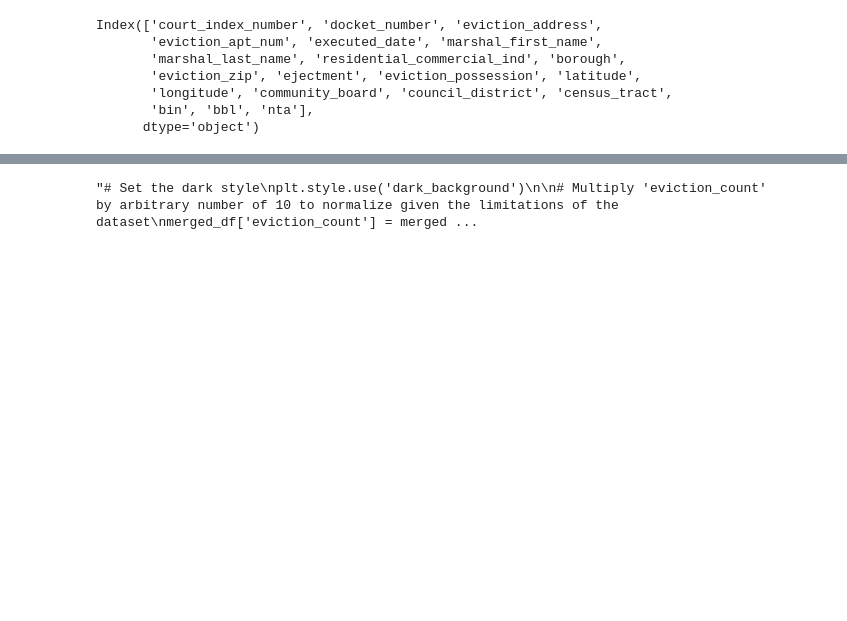
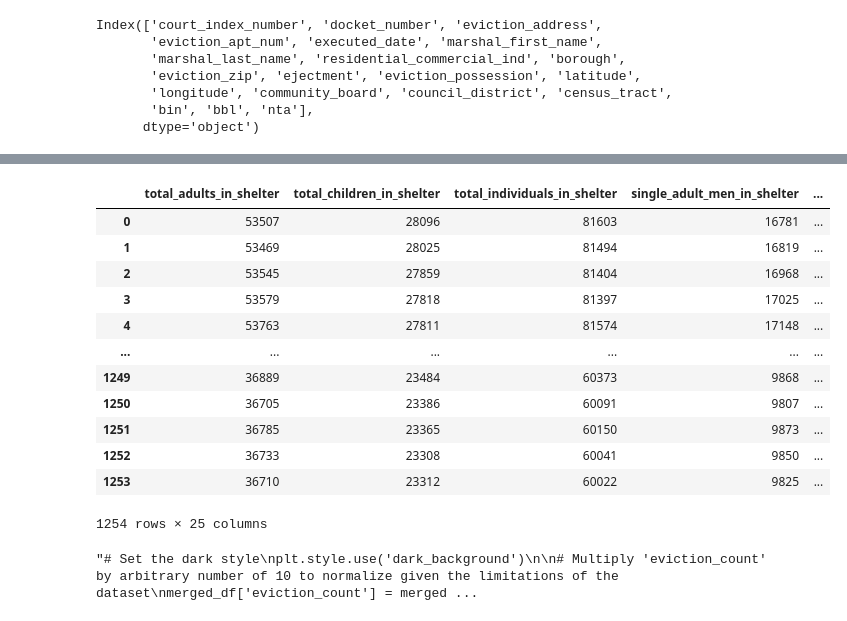
Before and after one commit to Mofeoluwa/ds4a-2023-team-7, a Jupyter notebook: housing/nyc_dhs_analysis.ipynb, the cells around one changed output, grey strips where cells are left out. Drawn from its saved outputs; the diff is of its cells as text; code cells hidden in the pictures; blank space fills up the shorter version.

```diff
--- a/housing/nyc_dhs_analysis.ipynb
+++ b/housing/nyc_dhs_analysis.ipynb
@@ -398,5 +405,5 @@ evictions_counts_df = evictions_counts_df.rename(columns={'docket_number': 'evic
 # Merge the two DataFrames based on the 'executed_date' column
 merged_df = pd.merge(dhs_daily_df, evictions_counts_df, left_on='date_of_census', right_on='executed_date')
 
-# Alternatively, if both DataFrames have the same column name, you can simply use:
-# merged_df = pd.merge(dhs_daily_df, evictions_counts_df, on='executed_date')
+# Multiply 'eviction_count' by arbitrary number of 10 to normalize given the limitations of the dataset
+merged_df['eviction_count'] = merged_df['eviction_count'] * 10
@@ -449,3 +434,20 @@ Index(['total_adults_in_shelter', 'total_children_in_shelter',
+# %%
+#dhs_daily_df
+merged_df
+# %% [output]
+|  | total_adults_in_shelter | total_children_in_shelter | total_individuals_in_shelter | single_adult_men_in_shelter | ... |
+| 0 | 53507 | 28096 | 81603 | 16781 | ... |
+| 1 | 53469 | 28025 | 81494 | 16819 | ... |
+| 2 | 53545 | 27859 | 81404 | 16968 | ... |
+| 3 | 53579 | 27818 | 81397 | 17025 | ... |
+| 4 | 53763 | 27811 | 81574 | 17148 | ... |
+| ... | ... | ... | ... | ... | ... |
+| 1249 | 36889 | 23484 | 60373 | 9868 | ... |
+| 1250 | 36705 | 23386 | 60091 | 9807 | ... |
+| 1251 | 36785 | 23365 | 60150 | 9873 | ... |
+| 1252 | 36733 | 23308 | 60041 | 9850 | ... |
+| 1253 | 36710 | 23312 | 60022 | 9825 | ... |
+1254 rows × 25 columns
 # %%
 '''# Set the dark style
 plt.style.use('dark_background')
```
Also changed, not shown: parts of 6 cells of this notebook.
